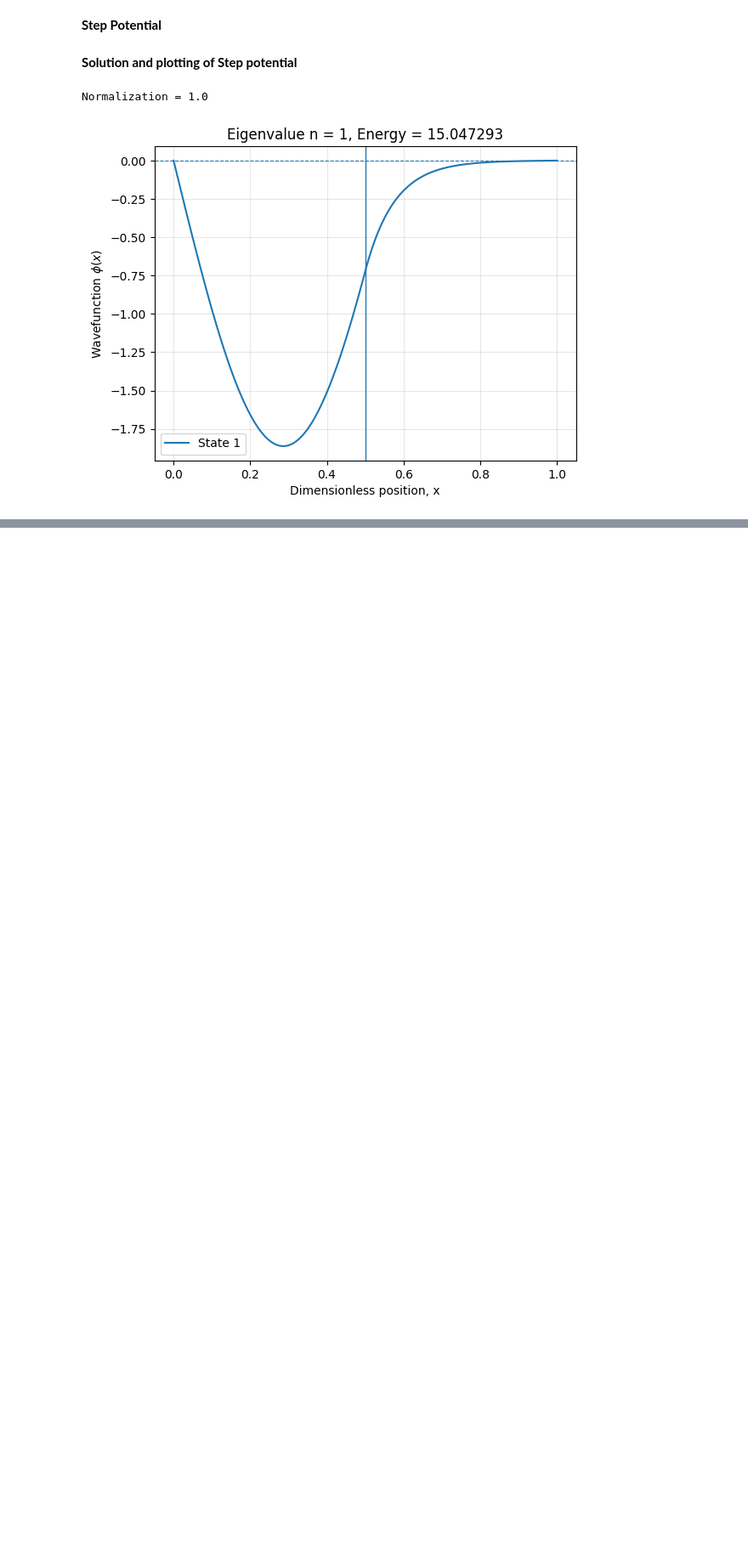
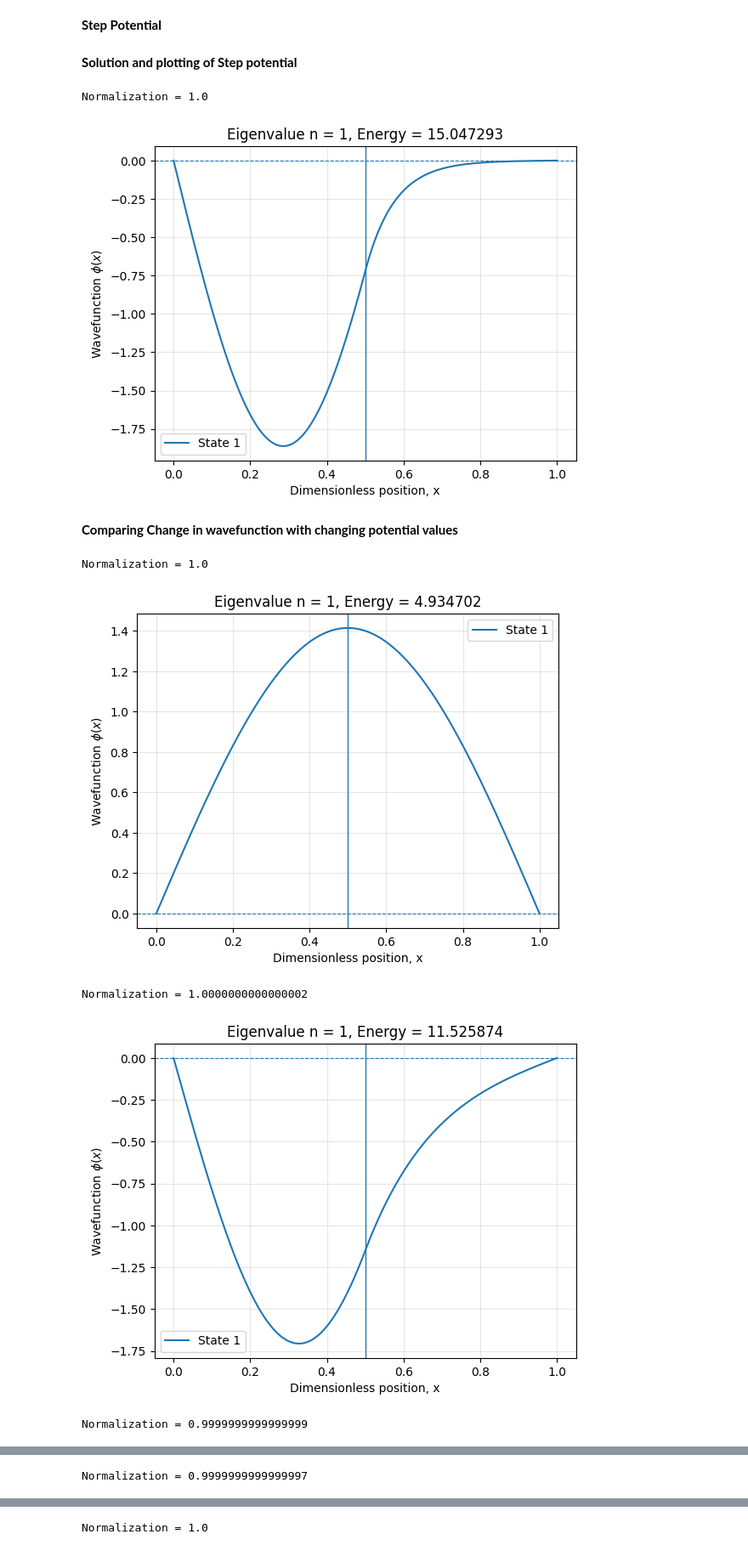
Before and after one commit to DeepakSingh169/QuantumMechanics, a Jupyter notebook: SchrodingerEquation.ipynb, the cells around one changed output, grey strips where cells are left out. Shown at 85% size. Cells and saved outputs as stored; diff of their text form; code cells hidden in the pictures; blank space fills up the shorter version.

Commit message:
compared change in wavefunction with changing potential,compared different states for same potential,calculated transmissiona dn reflection coefficient

```diff
--- a/SchrodingerEquation.ipynb
+++ b/SchrodingerEquation.ipynb
@@ -177,10 +177,13 @@ def solve_step_potential(xi,xf,interior_points,state_index,x0,v0):
   normalization  = np.sum(np.abs(phi)**2)*delta_x
   phi_normalized = phi/np.sqrt(normalization)
   full_grid      = np.concatenate(([xi],interior_grid,[xf]))
-  quantum_number = state_index + 1
   check = np.sum(np.abs(phi_normalized)**2) * delta_x
   print("Normalization =", check)
 
+  return full_grid,phi_normalized,energy_value
+
+def plot_step_potential(full_grid,phi_normalized,energy_value,state_index):
+  quantum_number = state_index + 1
   plt.plot(full_grid,phi_normalized,label=f"State {quantum_number}")
   plt.axhline(0,linewidth=0.8,linestyle="--")
   plt.axvline(x0,linewidth=1.0)
@@ -190,8 +193,6 @@ def solve_step_potential(xi,xf,interior_points,state_index,x0,v0):
   plt.grid(alpha=0.3)
   plt.legend()
   plt.show()
-
-  return full_grid,phi_normalized,energy_value
 # %%
 interior_points = 200
 V0 = 100
@@ -201,3 +203,23 @@ full_grid,phi_normalized,energy_value = solve_step_potential(0,1,interior_points
 # %% [output]
 Normalization = 1.0
 [figure]
+# %% [markdown]
+**Comparing Change in wavefunction with changing potential values**
+# %%
+Vo_i   = 0
+Vo_f   = 100
+step   = 25
+Vo_arr = np.arange(Vo_i,Vo_f+step,step,dtype=float)
+interior_points = 200
+x0 = 0.5
+state_index = 0
+
+for V0 in Vo_arr:
+    full_grid,phi_normalized,energy_value = solve_step_potential(0,1,interior_points,state_index,x0,V0)
+    plot_step_potential(full_grid,phi_normalized,energy_value,state_index)
+# %% [output]
+Normalization = 1.0
+[figure, added]
+Normalization = 1.0000000000000002
+[figure, added]
+Normalization = 0.9999999999999999
@@ -203,0 +227 @@ Normalization = 1.0
+Normalization = 0.9999999999999997
@@ -203,0 +229 @@ Normalization = 1.0
+Normalization = 1.0
```
Also changed, not shown: parts of 6 cells of this notebook.
